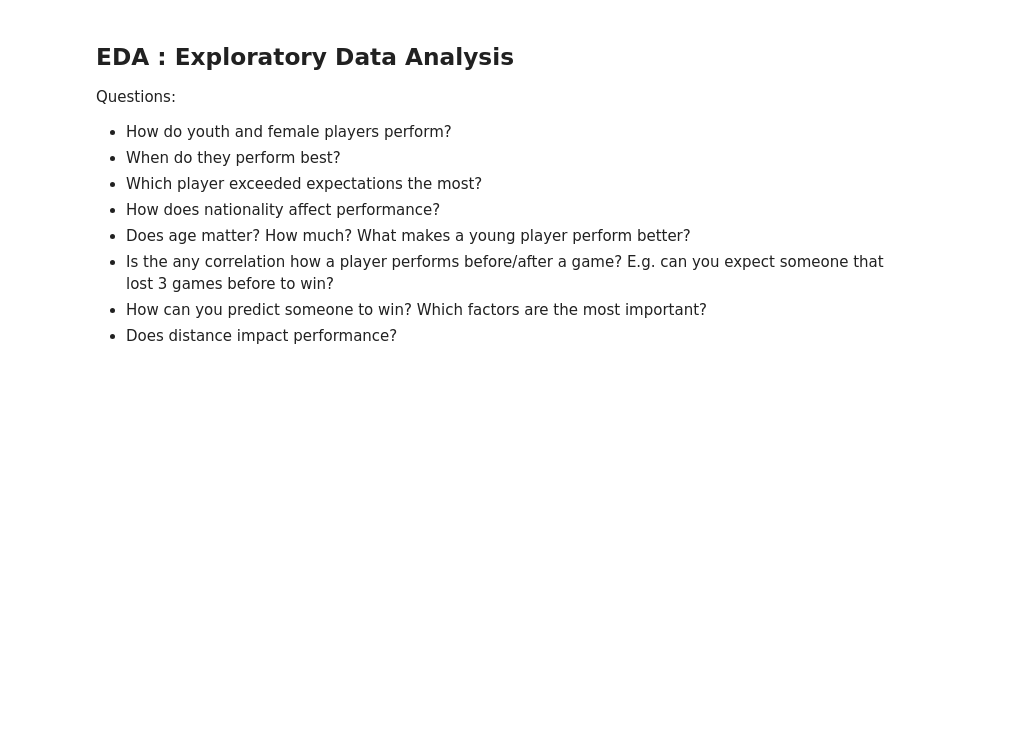
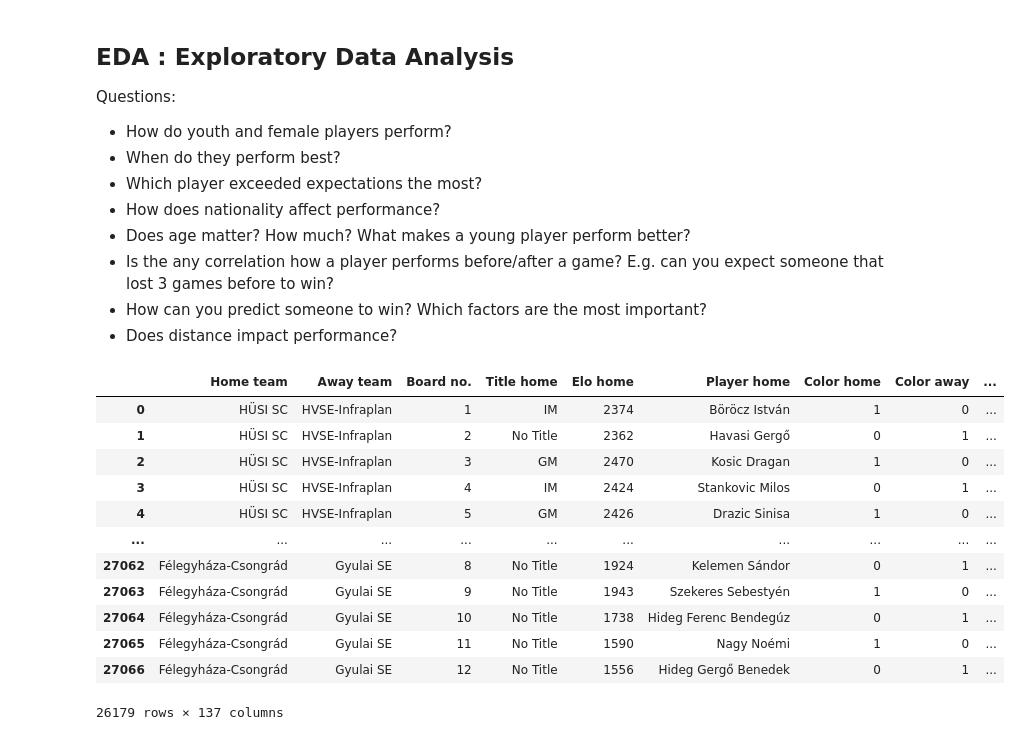
Before and after one commit to szukiadam/ChessChampionshipAnalysis, a Jupyter notebook: ChessChampionship.ipynb, the cells around one changed output. Drawn from its saved outputs; the diff is of its cells as text; code cells hidden in the pictures; blank space fills up the shorter version.

```diff
--- a/ChessChampionship.ipynb
+++ b/ChessChampionship.ipynb
@@ -843,0 +885,23 @@ Questions:
+# %%
+def finalize_dataframe(df):
+    df = df.apply(pd.to_numeric, errors='ignore')
+    del df['Season_home']
+    del df['League_home']
+    del df['League_away']
+    return df
+df = finalize_dataframe(df)
+df
+# %% [output]
+|  | Home team | Away team | Board no. | Title home | Elo home | Player home | Color home | Color away | ... |
+| 0 | HÜSI SC | HVSE-Infraplan | 1 | IM | 2374 | Böröcz István | 1 | 0 | ... |
+| 1 | HÜSI SC | HVSE-Infraplan | 2 | No Title | 2362 | Havasi Gergő | 0 | 1 | ... |
+| 2 | HÜSI SC | HVSE-Infraplan | 3 | GM | 2470 | Kosic Dragan | 1 | 0 | ... |
+| 3 | HÜSI SC | HVSE-Infraplan | 4 | IM | 2424 | Stankovic Milos | 0 | 1 | ... |
+| 4 | HÜSI SC | HVSE-Infraplan | 5 | GM | 2426 | Drazic Sinisa | 1 | 0 | ... |
+| ... | ... | ... | ... | ... | ... | ... | ... | ... | ... |
+| 27062 | Félegyháza-Csongrád | Gyulai SE | 8 | No Title | 1924 | Kelemen Sándor | 0 | 1 | ... |
+| 27063 | Félegyháza-Csongrád | Gyulai SE | 9 | No Title | 1943 | Szekeres Sebestyén | 1 | 0 | ... |
+| 27064 | Félegyháza-Csongrád | Gyulai SE | 10 | No Title | 1738 | Hideg Ferenc Bendegúz | 0 | 1 | ... |
+| 27065 | Félegyháza-Csongrád | Gyulai SE | 11 | No Title | 1590 | Nagy Noémi | 1 | 0 | ... |
+| 27066 | Félegyháza-Csongrád | Gyulai SE | 12 | No Title | 1556 | Hideg Gergő Benedek | 0 | 1 | ... |
+26179 rows × 137 columns
```
Also changed, not shown: parts of 27 cells of this notebook.
